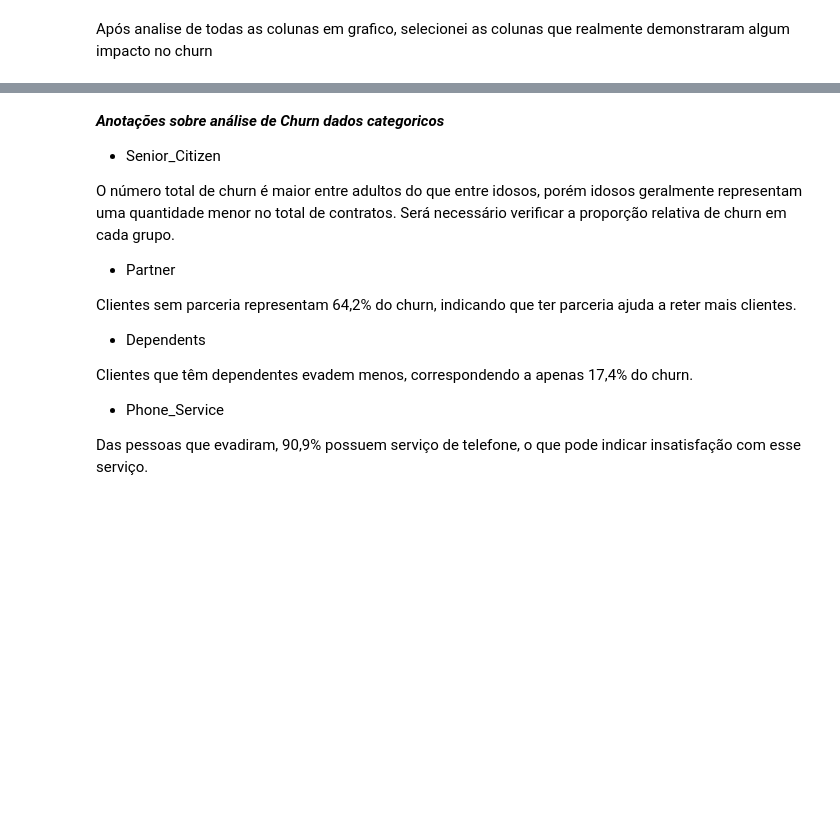
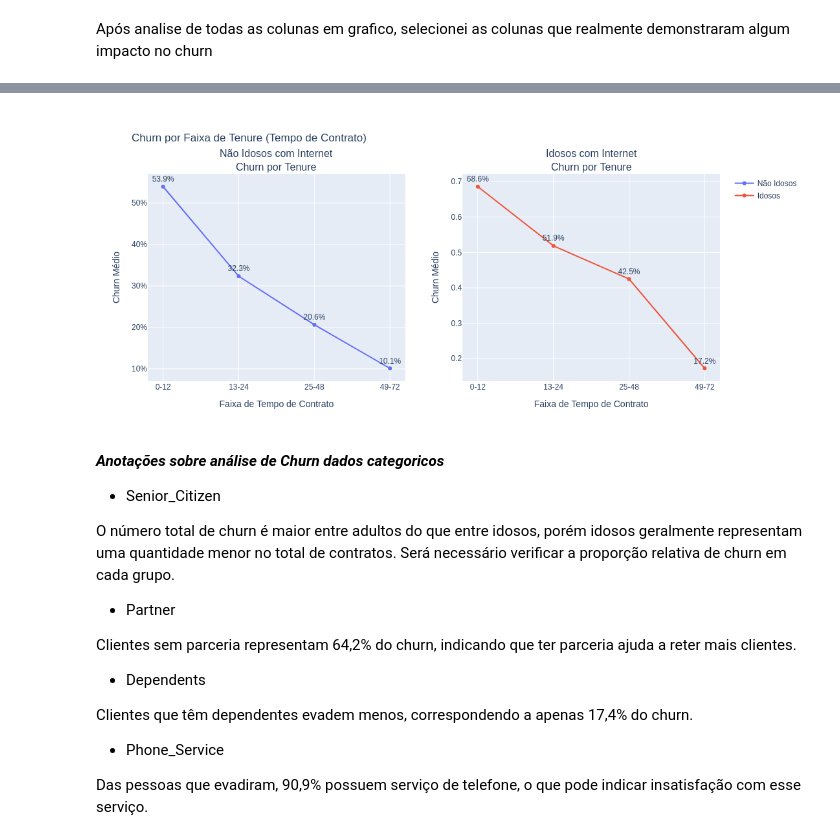
Before and after one commit to L4-DEV/Alura-Challenge, a Jupyter notebook: AluraTelecomX1/AluraTelecomX.ipynb, the cells around one changed output, grey strips where cells are left out. Drawn from its saved outputs; the diff is of its cells as text; code cells hidden in the pictures; blank space fills up the shorter version.

```diff
--- a/AluraTelecomX1/AluraTelecomX.ipynb
+++ b/AluraTelecomX1/AluraTelecomX.ipynb
@@ -756,6 +776,7 @@ Após analise de todas as colunas em grafico, selecionei as colunas que realment
 # %%
 import pandas as pd
 import plotly.graph_objects as go
+from IPython.display import Image
 from plotly.subplots import make_subplots
 
 # Define faixas de tempo de contrato (Tenure)
@@ -767,6 +788,16 @@ servicos_extras = [
     "Online_Security", "Online_Backup", "Device_Protection",
     "Tech_Support", "Streaming_Tv", "Streaming_Movies"
 ]
+
+# Garante que a coluna Churn seja numérica
+df["Churn"] = df["Churn"].astype(float)
+
+# Filtra clientes com Internet
+df_net = df[df["Internet_Service"] != "No"].copy()
+
+# Separa em adultos e idosos com base em Senior_Citizen
+df_adultos_net = df_net[df_net["Senior_Citizen"] == 0].copy()
+df_idosos_net = df_net[df_net["Senior_Citizen"] == 1].copy()
 
 # Cria Faixa_Tenure
 df_adultos_net["Faixa_Tenure"] = pd.cut(df_adultos_net["Tenure"], bins=bins, labels=labels, right=True)
@@ -838,6 +869,6 @@ fig.update_xaxes(title_text="Faixa de Tempo de Contrato", row=1, col=1)
 fig.update_yaxes(title_text="Churn Médio", row=1, col=1)
 fig.update_xaxes(title_text="Faixa de Tempo de Contrato", row=1, col=2)
 fig.update_yaxes(title_text="Churn Médio", row=1, col=2)
-
-fig.show()
+# Exibir a imagem salva
+Image("churn_por_faixa_de_tenure_tempo_de_contrato_.png")
 # %% [output]
@@ -845,3 +875,4 @@ fig.show()
+[figure, added]
 # %% [markdown]
 ***Anotações sobre análise de Churn dados categoricos***
 * Senior_Citizen
```
Also changed, not shown: parts of 33 cells of this notebook.
